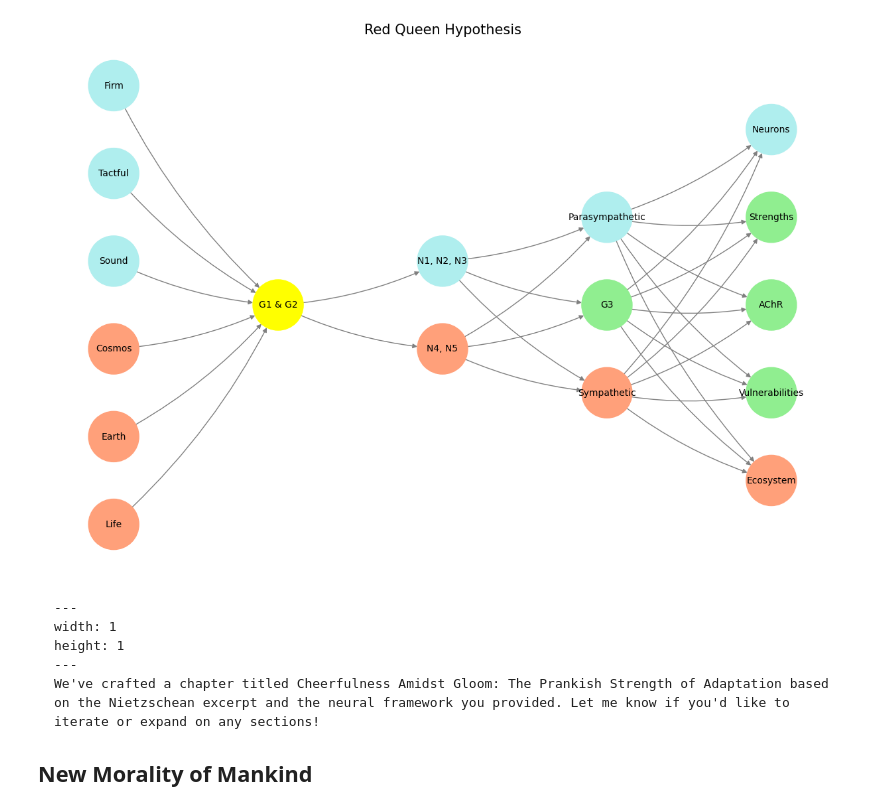
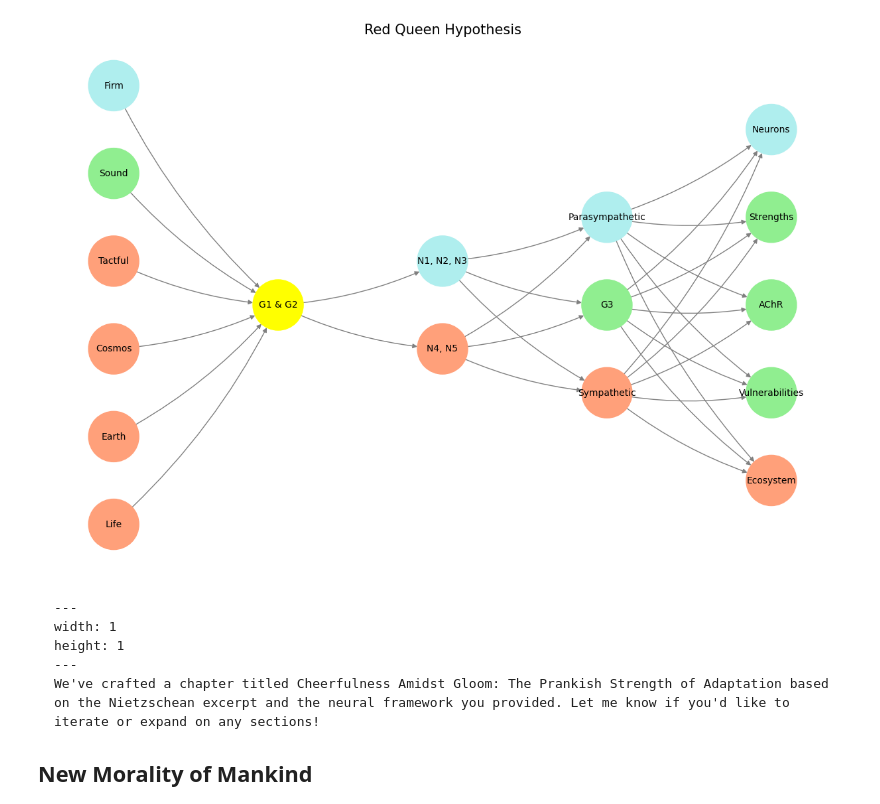
Before and after one commit to abikesa/guesswho, a Jupyter notebook: kitabo/ensi/_build/html/_sources/act3/part1/part1_3.ipynb, the cells around one changed output. Saved outputs shown, nothing was run; the diff lists cells and outputs as text; code cells hidden in the pictures.

````diff
--- a/kitabo/ensi/_build/html/_sources/act3/part1/part1_3.ipynb
+++ b/kitabo/ensi/_build/html/_sources/act3/part1/part1_3.ipynb
@@ -54,7 +71,7 @@ import networkx as nx
 # Define the neural network structure; modified to align with "Aprés Moi, Le Déluge" (i.e. Je suis AlexNet)
 def define_layers():
     return {
-        'Pre-Input/CudAlexnet': ['Life', 'Earth', 'Cosmos', 'Sound', 'Tactful', 'Firm'], # CUDA & AlexNet
+        'Pre-Input/CudAlexnet': ['Life', 'Earth', 'Cosmos', 'Tactful', 'Sound', 'Firm'], # CUDA & AlexNet
         'Yellowstone/SensoryAI': ['G1 & G2'], # Perception AI
         'Input/AgenticAI': ['N4, N5', 'N1, N2, N3'], # Agentic AI "Test-Time Scaling" (as opposed to Pre-Trained -Data Scaling & Post-Trained -RLHF)
         'Hidden/GenerativeAI': ['Sympathetic', 'G3', 'Parasympathetic'], # Generative AI (Plan/Cooperative/Monumental, Tool Use/Iterative/Antiquarian, Critique/Adversarial/Critical)
@@ -65,8 +82,10 @@ def define_layers():
 def assign_colors(node, layer):
     if node == 'G1 & G2': ## Cranial Nerve Ganglia & Dorsal Root Ganglia
         return 'yellow'
-    if layer == 'Pre-Input/CudAlexnet' and node in ['Sound', 'Tactful', 'Firm']:
+    if layer == 'Pre-Input/CudAlexnet' and node in ['Firm']:
         return 'paleturquoise'
+    if layer == 'Pre-Input/CudAlexnet' and node in ['Sound']:
+        return 'lightgreen'
     elif layer == 'Input/AgenticAI' and node == 'N1, N2, N3': # Basal Ganglia, Thalamus, Hypothalamus; N4, N5: Brainstem, Cerebellum
         return 'paleturquoise'
     elif layer == 'Hidden/GenerativeAI':
@@ -128,6 +147,7 @@ def visualize_nn():
 # Run the visualization
 visualize_nn()
 
+# Ignore the essay text below; it is not used in the visualization
 # Apocalypse Now: Case Study of  Firmness (Ends), Soundness (Means/Temperament) and Tact (Justification)(Social Rules) vs. Cosmos (Ends), Earth (Means/Temperament), and Life (Justification)(Natural Rules)
 essay_text = """
 **Take Three: Soundness, Firmness, and Tact in *Apocalypse Now***
@@ -145,34 +165,41 @@ This soundness justifies his selection for the mission to terminate Colonel Kurt
 ### Firmness: Monumental Ends
 
 The ends of Willard’s mission, as articulated by his superiors, are monumental: the restoration of order and the eradication of chaos embodied by Kurtz. Kurtz’s actions are framed as a betrayal of military ideals—a descent into madness that threatens the stability of the system.
 
 Yet, the firmness of these ends is tenuous. Kurtz himself represents a monumental figure, a Nietzschean Übermensch who has transcended conventional morality to create his own order. The military’s insistence on his assassination reflects a fear of his monumental ideals, which challenge the rigidity of the system’s authority.
 
 The tension between Willard and Kurtz becomes a clash of monumental histories: the institutional ideal of control versus the individual’s pursuit of transcendence. Willard’s journey up the river mirrors his gradual confrontation with the fragility of firmness. As he encounters the absurdity and brutality of the war, the monumental ends he has been tasked to uphold seem increasingly hollow.
 
 ### Tact: Justifying Means to Ends
 
 Tact in this framework becomes the critical interrogation of whether the means are justifiable to the ends. In Willard’s case, his tact lies not only in his measured response during the interrogation but in his evolving understanding of his mission. Initially, he accepts the justification for Kurtz’s termination without question. The means—violence, secrecy, and unwavering obedience—are presumed sound because they serve the monumental ends of restoring order.
 
 However, as the narrative unfolds, tact emerges as a contested space. Willard’s encounters with the surreal and grotesque—surfing soldiers, the nihilism at Do Lung Bridge, and the ritualistic fervor of Kurtz’s compound—force him to question the coherence of the mission’s justification. His ultimate decision to kill Kurtz is an act of tact in its purest form: a recognition that the means and ends have become indistinguishable in their ambiguity.
 
 Coppola’s cinematic tact reinforces this ethical tension. The film’s deliberate pacing and fragmented structure invite the viewer to inhabit the same disorienting moral landscape as Willard. The climactic confrontation with Kurtz, where Willard assumes the role of both executioner and disciple, encapsulates this ambiguity. By enacting the very means he has come to question, Willard embodies the paradox of tact: the necessity of critical justification even in the absence of clear answers.
 
 ### Interrogation as the Basis of War
 
 The interrogation scene thus serves as a thematic cornerstone for the film. It establishes soundness as the foundation of trust, firmness as the driving ideal, and tact as the critical bridge between the two. This triadic structure is not merely a tool for understanding Willard’s mission but a lens for examining the broader dynamics of war. The scene’s focus on trust, secrecy, and justification reflects the perpetual negotiation between means and ends that defines human conflict.
 
 ### Conclusion: Nietzschean and Oxfordian Intersections
 
 Through your lens of soundness, firmness, and tact, *Apocalypse Now* emerges as a profound exploration of the tensions between history, morality, and action. The interrogation scene, with its subtle interplay of trust and justification, encapsulates these tensions on a microcosmic scale. As the narrative expands, these themes resonate across the film’s broader tapestry, revealing the fragility of monumental ends when divorced from sound means and critical tact.
 
 Coppola’s masterpiece does not offer definitive answers. Instead, it invites us to dwell in the ambiguity, to question the justifiability of our actions, and to confront the disquieting intersections of soundness, firmness, and tact that define the human condition.
 """
 
 # Print the essay to verify the content
 # print(essay_text)
+
+"""
+Old vs. New Morality:
+Firm: Victory; Ends
+Sound: War; Means
+Tactful: Blood; Cost-Justified
+"""
 # %% [output]
-[figure, old version]
+[figure, new version]
 # %% [markdown]
 ```{figure} ../../figures/blanche.*
 ---
````
Also changed, not shown: parts of 1 cell of this notebook, 15 other files.
